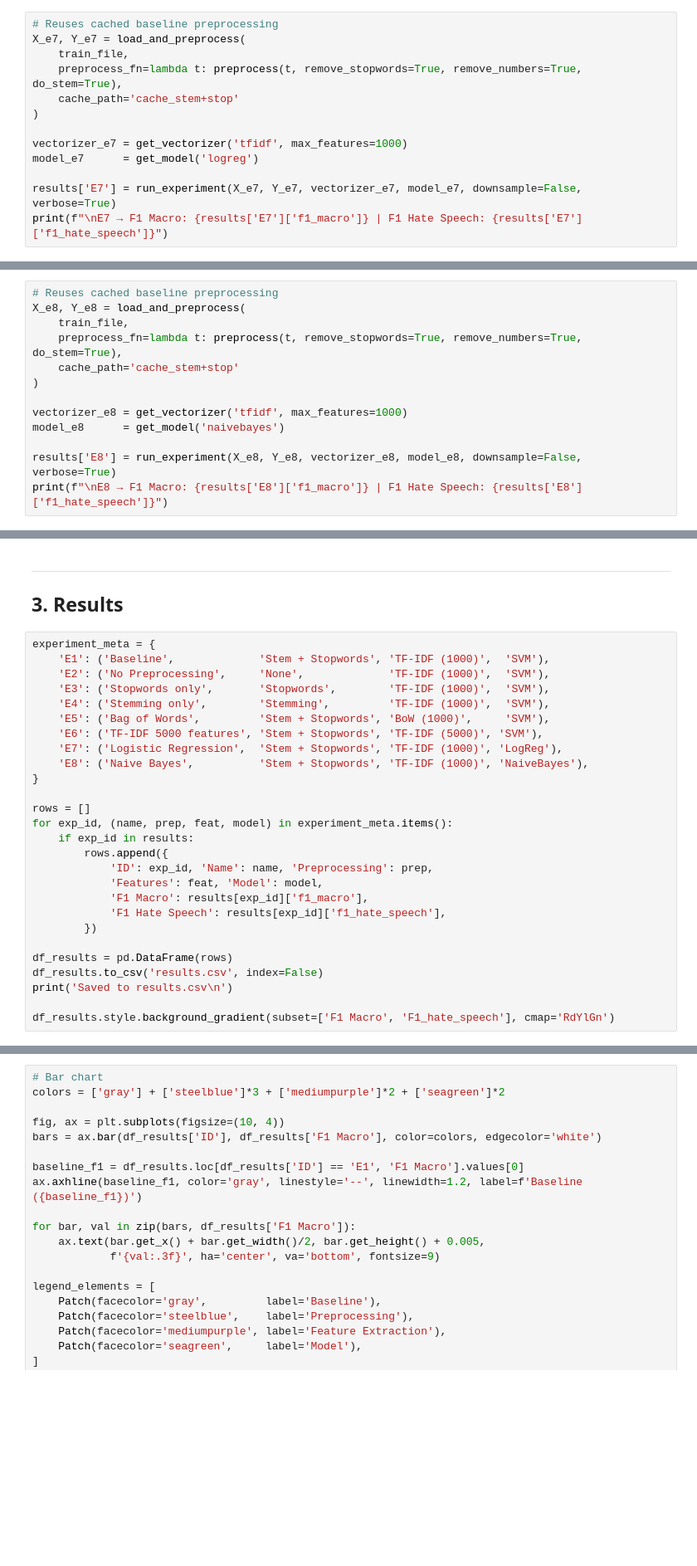
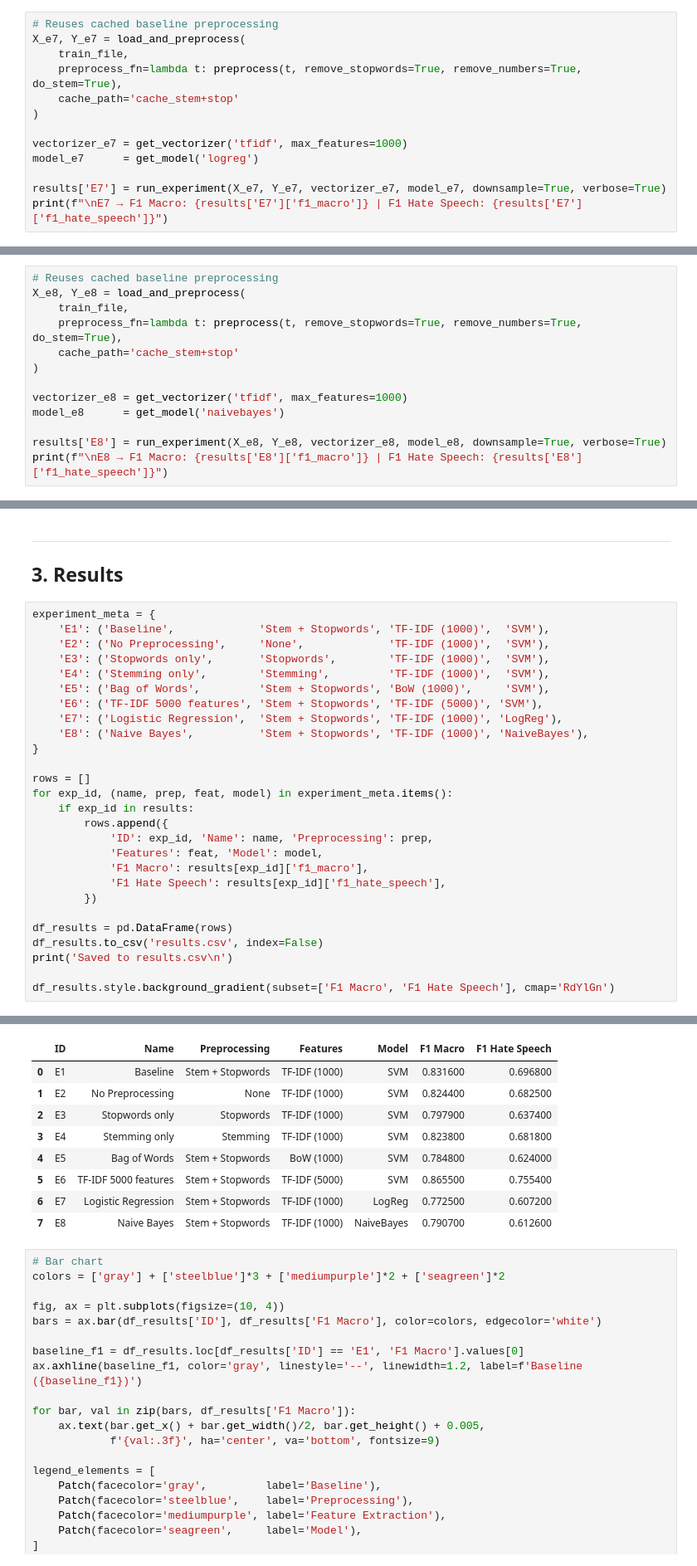
Before and after one commit to sarruja/NLP-Project1, a Jupyter notebook: project1_pipeline.ipynb, the cells around one changed output, grey strips where cells are left out. Shown at 83% size. Cells and saved outputs as stored; diff of their text form; blank space fills up the shorter version.

```diff
--- a/project1_pipeline.ipynb
+++ b/project1_pipeline.ipynb
@@ -347,7 +455,7 @@ X_e7, Y_e7 = load_and_preprocess(
 vectorizer_e7 = get_vectorizer('tfidf', max_features=1000)
 model_e7      = get_model('logreg')
 
-results['E7'] = run_experiment(X_e7, Y_e7, vectorizer_e7, model_e7, downsample=False, verbose=True)
+results['E7'] = run_experiment(X_e7, Y_e7, vectorizer_e7, model_e7, downsample=True, verbose=True)
 print(f"\nE7 → F1 Macro: {results['E7']['f1_macro']} | F1 Hate Speech: {results['E7']['f1_hate_speech']}")
 # %% [output]
 Loaded from cache: cache_stem+stop
@@ -380,7 +488,7 @@ X_e8, Y_e8 = load_and_preprocess(
 vectorizer_e8 = get_vectorizer('tfidf', max_features=1000)
 model_e8      = get_model('naivebayes')
 
-results['E8'] = run_experiment(X_e8, Y_e8, vectorizer_e8, model_e8, downsample=False, verbose=True)
+results['E8'] = run_experiment(X_e8, Y_e8, vectorizer_e8, model_e8, downsample=True, verbose=True)
 print(f"\nE8 → F1 Macro: {results['E8']['f1_macro']} | F1 Hate Speech: {results['E8']['f1_hate_speech']}")
 # %% [output]
 Loaded from cache: cache_stem+stop
@@ -424,6 +532,6 @@ df_results = pd.DataFrame(rows)
 df_results.to_csv('results.csv', index=False)
 print('Saved to results.csv\n')
 
-df_results.style.background_gradient(subset=['F1 Macro', 'F1_hate_speech'], cmap='RdYlGn')
+df_results.style.background_gradient(subset=['F1 Macro', 'F1 Hate Speech'], cmap='RdYlGn')
 # %% [output]
 Saved to results.csv
@@ -432,3 +538,12 @@ KeyError: "['F1_hate_speech'] not in index"
+|  | ID | Name | Preprocessing | Features | Model | F1 Macro | F1 Hate Speech |
+| 0 | E1 | Baseline | Stem + Stopwords | TF-IDF (1000) | SVM | 0.831600 | 0.696800 |
+| 1 | E2 | No Preprocessing | None | TF-IDF (1000) | SVM | 0.824400 | 0.682500 |
+| 2 | E3 | Stopwords only | Stopwords | TF-IDF (1000) | SVM | 0.797900 | 0.637400 |
+| 3 | E4 | Stemming only | Stemming | TF-IDF (1000) | SVM | 0.823800 | 0.681800 |
+| 4 | E5 | Bag of Words | Stem + Stopwords | BoW (1000) | SVM | 0.784800 | 0.624000 |
+| 5 | E6 | TF-IDF 5000 features | Stem + Stopwords | TF-IDF (5000) | SVM | 0.865500 | 0.755400 |
+| 6 | E7 | Logistic Regression | Stem + Stopwords | TF-IDF (1000) | LogReg | 0.772500 | 0.607200 |
+| 7 | E8 | Naive Bayes | Stem + Stopwords | TF-IDF (1000) | NaiveBayes | 0.790700 | 0.612600 |
 # %%
 # Bar chart
 colors = ['gray'] + ['steelblue']*3 + ['mediumpurple']*2 + ['seagreen']*2
```
Also changed, not shown: parts of 12 cells of this notebook.
